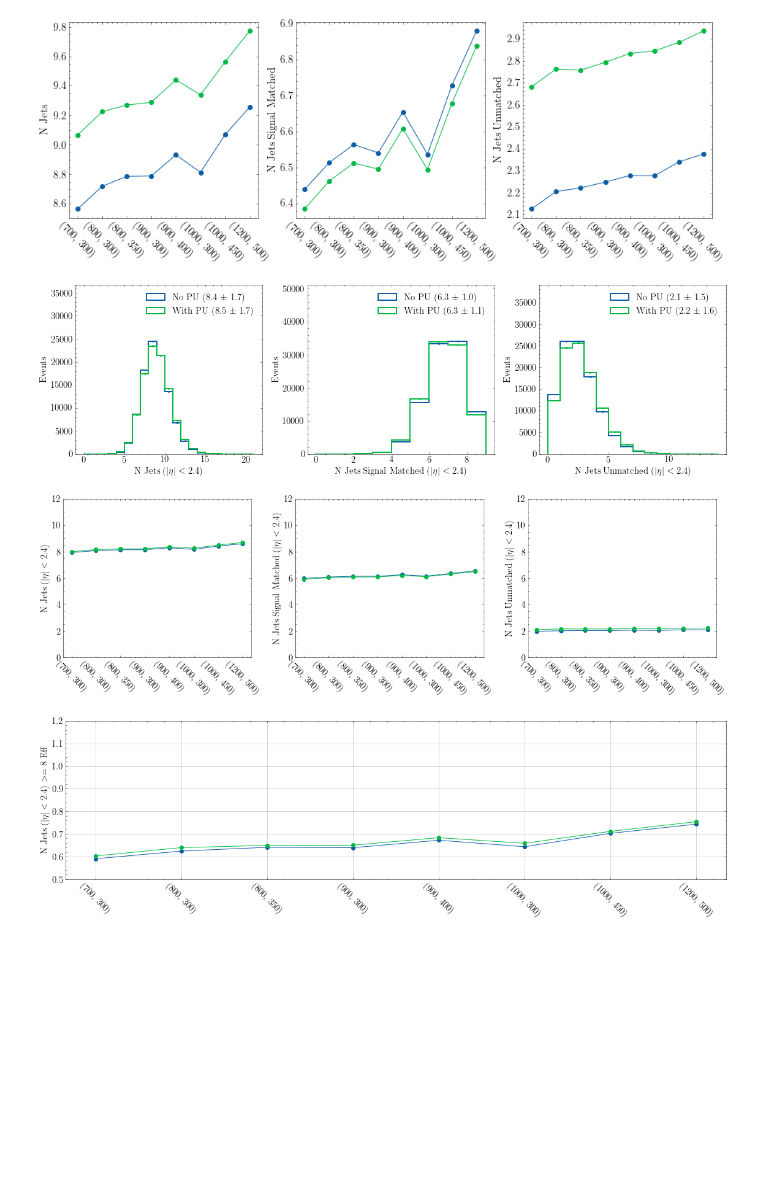
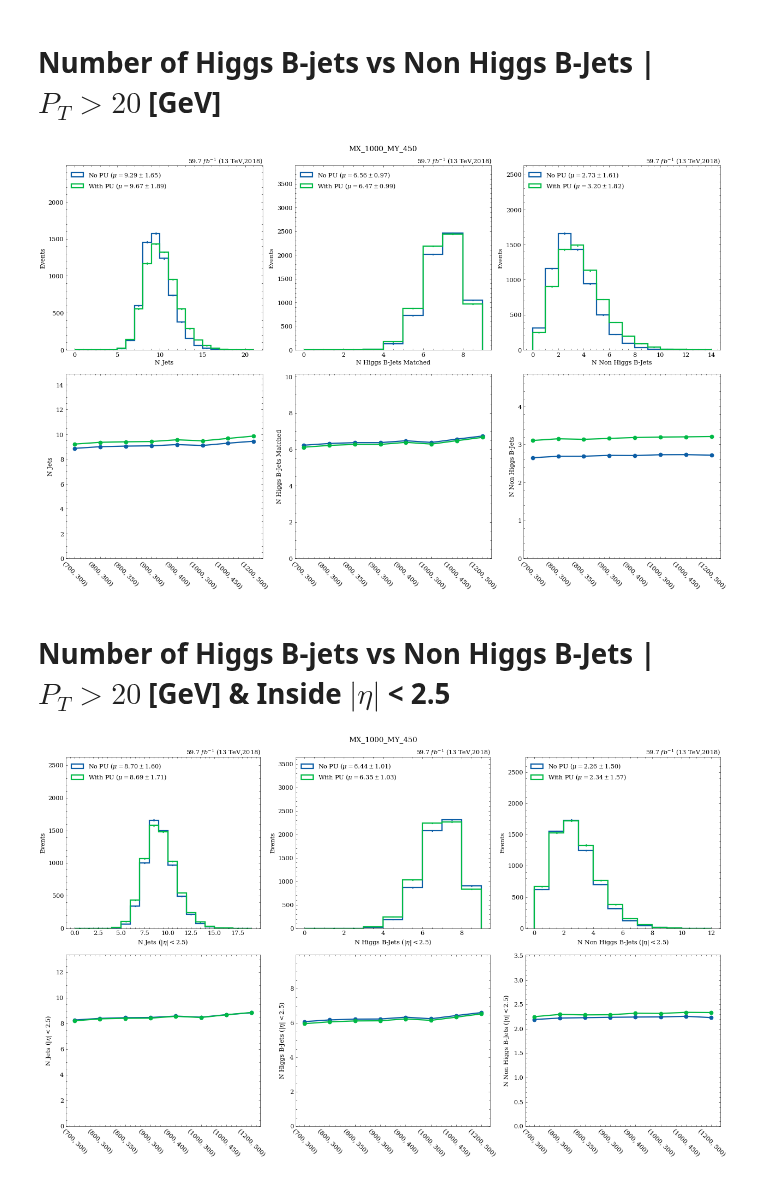
Before and after one commit to ekoenig4/analysis, a Jupyter notebook: jupyter/eightb/jet_selection/jet_eta_multiplicity.ipynb, the cells around one changed output. Saved outputs shown, nothing was run; the diff lists cells and outputs as text; code cells hidden in the pictures; blank space fills up the shorter version.

```diff
--- a/jupyter/eightb/jet_selection/jet_eta_multiplicity.ipynb
+++ b/jupyter/eightb/jet_selection/jet_eta_multiplicity.ipynb
@@ -30,5 +23,9 @@ signal_trees_pu = TreeIter(list(map(Tree,fc.eightb.accstudies.signal_list)))
+# %%
+signal_trees = ObjIter([Tree(fn) for fn in fc.eightb.accstudies.raw_no_pu.signal_list])
+# %%
+signal_trees_pu = ObjIter([Tree(fn) for fn in fc.eightb.accstudies.raw_with_pu.signal_list])
 # %%
 good_jets = CollectionFilter('jet',pt_min=20)
-signal_trees = good_jets.filter(signal_trees)
-signal_trees_pu = good_jets.filter(signal_trees_pu)
+signal_trees = signal_trees.apply(good_jets)
+signal_trees_pu = signal_trees_pu.apply(good_jets)
 # %%
@@ -67,12 +60,28 @@ study.quick(
+# %% [markdown]
+# Number of Higgs B-jets vs Non Higgs B-Jets | $P_{T} > 20$ [GeV]
 # %%
-fig,axs = plt.subplots(ncols=3,figsize=(16,5))
+
+varlist = ['n_jet','n_sig_jet','n_ext_jet']
+xlabels = ['N Jets','N Higgs B-Jets Matched','N Non Higgs B-Jets']
+
+fig,axs = study.get_figax(6, dim=(2,3))
+study.quick(
+    [tree,tree_pu],
+    varlist=varlist, legend=True,
+    h_label_stat = 'mean_stdv',
+    label=["No PU","With PU"],
+    h_color=None, suptitle=tree.sample,
+    dim=(-1,3),
+    xlabels=xlabels,
+    figax=(fig,axs[0])
+)
 
 for i,(var,xlabel) in enumerate(zip(varlist,xlabels)):
     array = np.array([ get_avg_std(t[var]) for t in signal_trees ])
     array_pu = np.array([ get_avg_std(t[var]) for t in signal_trees_pu ])
 
-    graph_multi(signal_points,[array[:,0],array_pu[:,0]],xlabel=signal_points,ylabel=xlabel,figax=(fig,axs[i]))
+    graph_arrays(np.arange(len(signal_points)),[array[:,0],array_pu[:,0]],xlabel=signal_points,ylabel=xlabel,figax=(fig,axs[1][i]))
 # %% [output]
-[figure, old version]
+[figure, new version]
 # %%
 all_trees.extend(kwargs = lambda t : dict(
@@ -85,35 +94,28 @@ all_trees.extend(kwargs = lambda t : dict(
 ));
+# %% [markdown]
+# Number of Higgs B-jets vs Non Higgs B-Jets | $P_{T} > 20$ [GeV] & Inside $|\eta|$ < 2.5
 # %%
 varlist = ['n_eta_tagged','n_matched_eta_tagged','n_unmatched_eta_tagged']
-xlabels = ['N Jets ($|\eta|<2.4$)','N Jets Signal Matched ($|\eta|<2.4$)','N Jets Unmatched ($|\eta|<2.4$)']
+xlabels = ['N Jets ($|\eta|<2.5$)','N Higgs B-Jets ($|\eta|<2.5$)','N Non Higgs B-Jets ($|\eta|<2.5$)']
+
+fig,axs = study.get_figax(6, dim=(2,3))
 study.quick(
     [tree,tree_pu],
-    varlist=varlist,
-    scale=False,
-    s_label_stat = 'mean_stdv',
-    labels=["No PU","With PU"],
-    s_colors=[None],
-    # cumulative=-1,
-    dim=(-1,len(varlist)),
-    xlabels=xlabels
+    varlist=varlist, legend=True,
+    h_label_stat = 'mean_stdv',
+    label=["No PU","With PU"],
+    h_color=None, suptitle=tree.sample,
+    dim=(-1,3),
+    xlabels=xlabels,
+    figax=(fig,axs[0])
 )
-
-fig,axs = plt.subplots(ncols=len(varlist),figsize=(16,5))
 
 for i,(var,xlabel) in enumerate(zip(varlist,xlabels)):
     array = np.array([ get_avg_std(t[var]) for t in signal_trees ])
     array_pu = np.array([ get_avg_std(t[var]) for t in signal_trees_pu ])
 
-    graph_multi(signal_points,[array[:,0],array_pu[:,0]],xlabel=signal_points,ylabel=xlabel,ylim=(0,12),figax=(fig,axs.flatten()[i]))
+    graph_arrays(np.arange(len(signal_points)),[array[:,0],array_pu[:,0]],xlabel=signal_points,ylabel=xlabel,figax=(fig,axs[1][i]))
 
 fig.tight_layout()
-
-fig,axs = plt.subplots(figsize=(16,5))
-eff = np.array([ ak.sum(t[varlist[0]]>=8)/ak.count(t[varlist[0]]) for t in signal_trees ])
-eff_pu = np.array([ ak.sum(t[varlist[0]]>=8)/ak.count(t[varlist[0]]) for t in signal_trees_pu ])
-graph_multi(signal_points,[eff,eff_pu],xlabel=signal_points,ylim=(0.5,1.2),ylabel=f'{xlabels[0]} $>= 8$ Eff',grid=True,figax=(fig,axs))
-fig.tight_layout()
 # %% [output]
-[figure, old version]
+[figure, new version]
-[figure, removed]
-[figure, removed]
```
Also changed, not shown: parts of 13 cells of this notebook, 13 other files.
